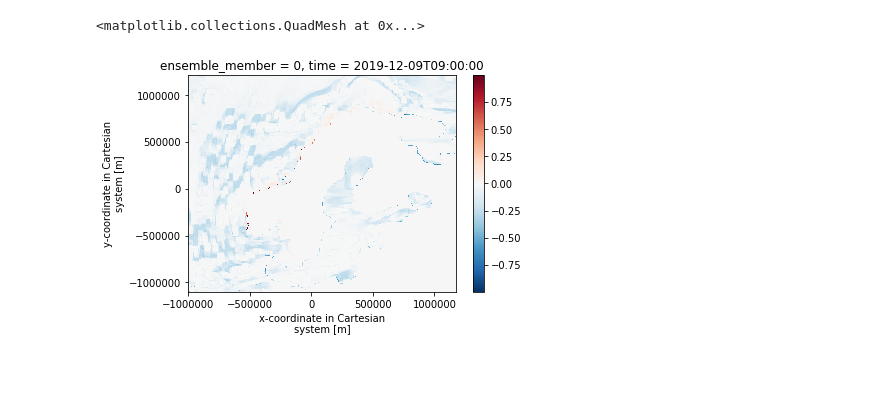
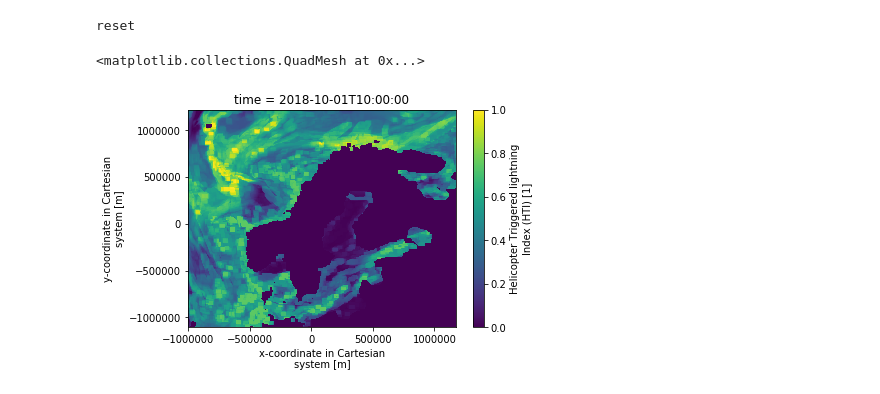
Before and after one commit to johtoblan/Master, a Jupyter notebook: Developing.ipynb, the cells around one changed output. Drawn from its saved outputs; the diff is of its cells as text; code cells hidden in the pictures.

```diff
--- a/Developing.ipynb
+++ b/Developing.ipynb
@@ -165,6 +1,4 @@ HTIat10Local.plot(ax = ax2)
-# %%
-fig, ax1 = plt.subplots()
-(new_ds["HTI"].sel(ensemble_member=0)-HTIat10Local ).plot(ax = ax1)
-# %% [output]
-<matplotlib.collections.QuadMesh at 0x...>
-[figure, removed]
+# %%
+print("reset")
+# %% [output]
+reset
@@ -170,0 +14,10 @@ fig, ax1 = plt.subplots()
+# %%
+HTI = xr.open_dataset("http://thredds.met.no/thredds/dodsC/meps25epsarchive/2018/10/01/meps_mbr0_pp_2_5km_20181001T00Z.nc")["helicopter_triggered_index"]
+# %%
+HTIat10Local = HTI.isel(time=10)
+
+fig, ax2 = plt.subplots()
+HTIat10Local.plot(ax = ax2)
+# %% [output]
+<matplotlib.collections.QuadMesh at 0x...>
+[figure, added]
```
Also changed, not shown: parts of 43 cells of this notebook.
